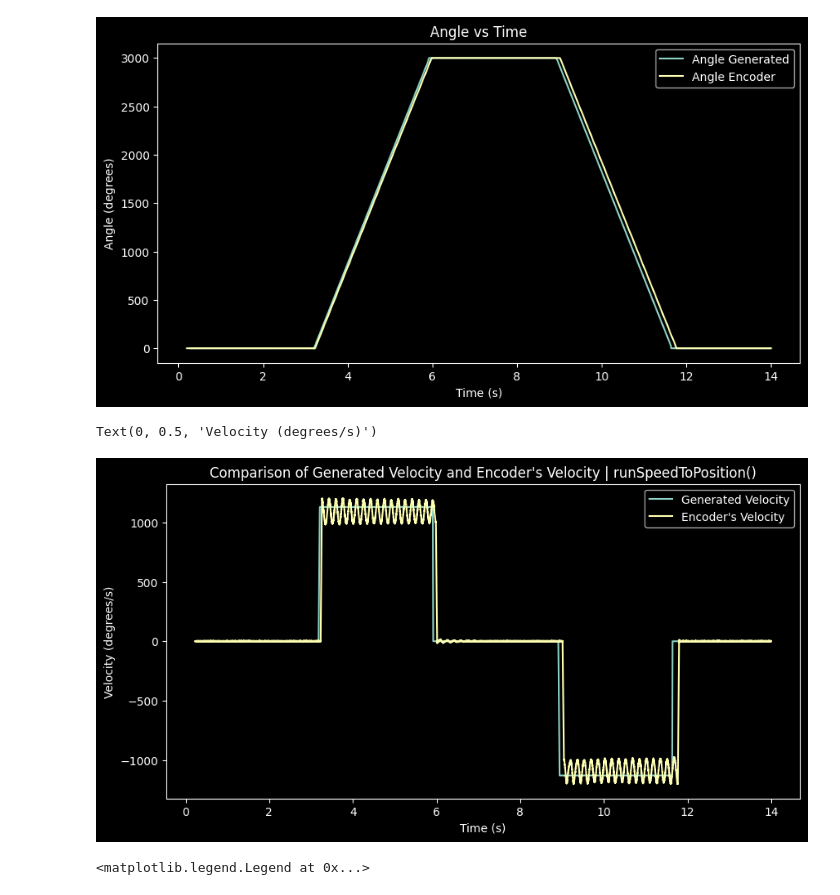
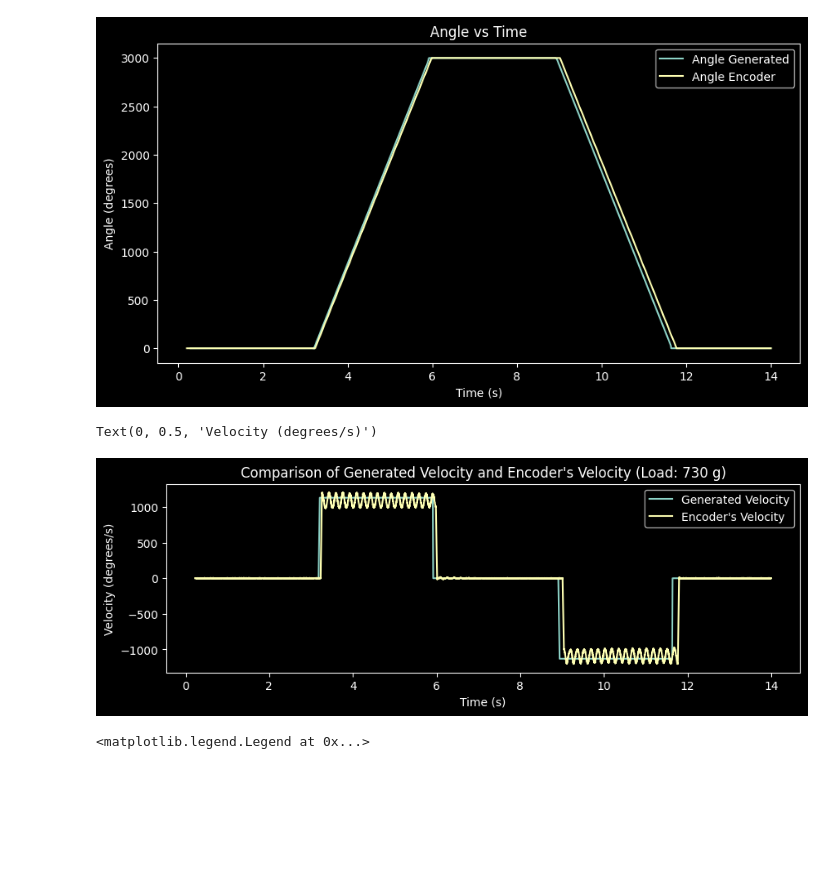
Before and after one commit to omzlette/Auto-Checkers, a Jupyter notebook: plotgraphLOAD1.ipynb, the cells around one changed output. Cells and saved outputs as stored; diff of their text form; code cells hidden in the pictures; blank space fills up the shorter version.

```diff
--- a/plotgraphLOAD1.ipynb
+++ b/plotgraphLOAD1.ipynb
@@ -255,29 +255,29 @@ ax.legend()
 # %%
 dfCopy = df_encoder.copy()
 
 # Apply filter to velocity
 dfCopy['Velocity Encoder Filtered'] = dfCopy['Velocity Encoder'].rolling(window=30).mean()
 
-fig, ax = plt.subplots(1, 1, figsize=(10, 5))
+fig, ax = plt.subplots(1, 1, figsize=(10, 3))
 # ax.plot(dfCopy['Time'], dfCopy['Velocity Encoder'])
 # ax.plot(dfCopy['Time'], dfCopy['Velocity Encoder Filtered'])
 # ax[1].plot(dfCopy['Time'], dfCopy['Velocity Encoder Filtered'])
 ax.plot(df['Time'], df['Velocity Generated'])
 ax.plot(dfCopy['Time'], dfCopy['Velocity Encoder Filtered'])
 
 # ax.set_title('Velocity using runSpeedToPosition()')
 # ax[1].set_title('Filtered Velocity (Encoder)')
-ax.set_title('Comparison of Generated Velocity and Encoder\'s Velocity | runSpeedToPosition()')
+ax.set_title('Comparison of Generated Velocity and Encoder\'s Velocity (Load: 730 g)')
 
 # ax.legend(['Raw Velocity', 'Filtered Velocity'])
 # ax[1].legend(['Filtered Velocity'])
 ax.legend(['Generated Velocity', 'Encoder\'s Velocity'])
 
 ax.set_xlabel('Time (s)')
 ax.set_ylabel('Velocity (degrees/s)')
 # %% [output]
 Text(0, 0.5, 'Velocity (degrees/s)')
-[figure, old version]
+[figure, new version]
 # %%
 dfCopy['Acceleration Encoder Filtered'] = dfCopy['Acceleration Encoder'].rolling(window=30).mean()
 
```
Also changed, not shown: 9 other files.
